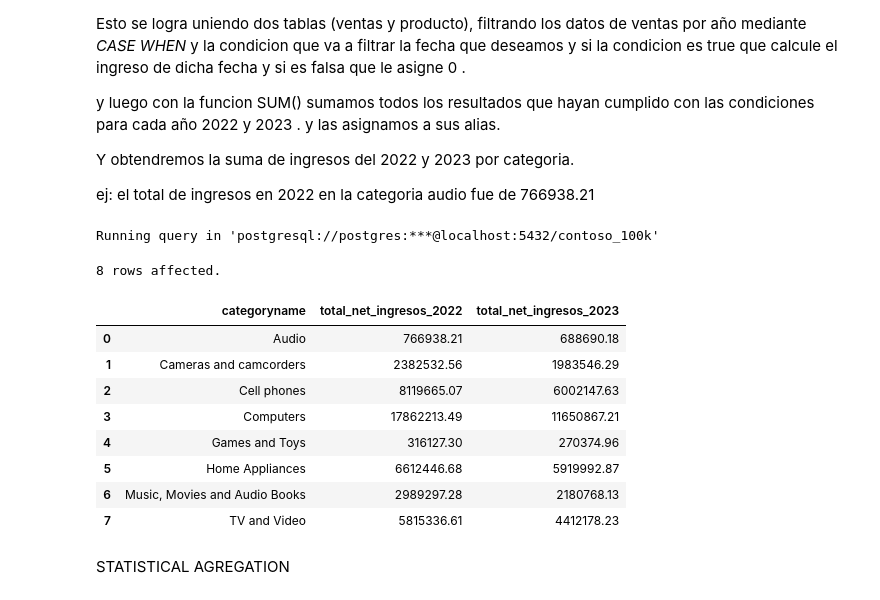
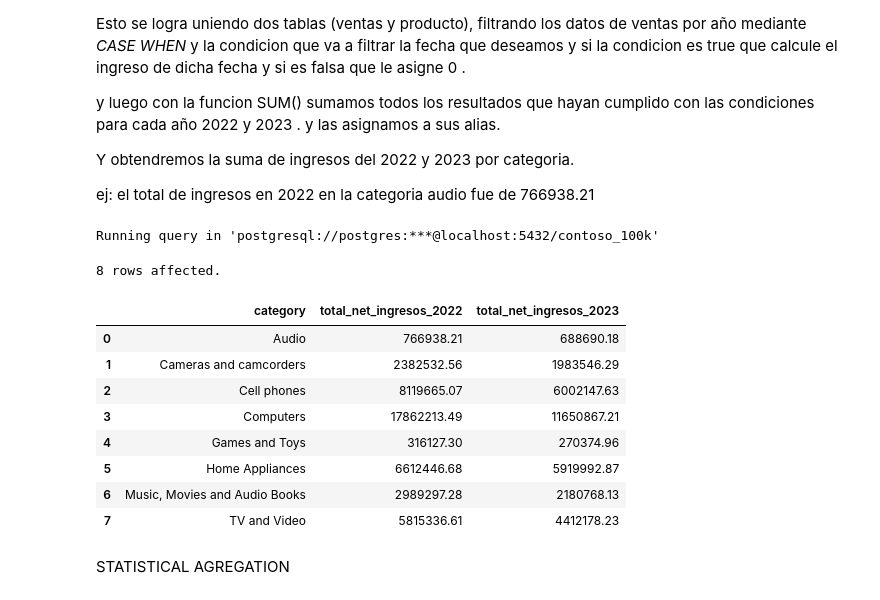
Before and after one commit to Angieadrianacaiza/Angieadrianacaiza, a Jupyter notebook: course_SQL_Notebook.ipynb, the cells around one changed output. Drawn from its saved outputs; the diff is of its cells as text; code cells hidden in the pictures.

```diff
--- a/course_SQL_Notebook.ipynb
+++ b/course_SQL_Notebook.ipynb
@@ -982,21 +922,21 @@ Esto se logra uniendo dos tablas (ventas y producto), filtrando los datos de ven
 # %%
 %%sql
 
 SELECT
-   p.categoryname,
+   p.categoryname AS category,
     SUM(CASE WHEN s.orderdate between '2022-01-01' AND '2022-12-31' THEN s.quantity * s.netprice * s.exchangerate ELSE 0 END ) AS total_net_ingresos_2022,
     SUM(CASE WHEN s.orderdate between '2023-01-01' AND '2023-12-31' THEN s.quantity * s.netprice * s.exchangerate ELSE 0 END ) AS total_net_ingresos_2023
 FROM
     sales s
     LEFT JOIN product p ON s.productkey = p.productkey
 GROUP BY
    p.categoryname
 ORDER BY
     p.categoryname
 # %% [output]
 Running query in 'postgresql://postgres:***@localhost:5432/contoso_100k'
 8 rows affected.
-|  | categoryname | total_net_ingresos_2022 | total_net_ingresos_2023 |
+|  | category | total_net_ingresos_2022 | total_net_ingresos_2023 |
 | 0 | Audio | 766938.21 | 688690.18 |
 | 1 | Cameras and camcorders | 2382532.56 | 1983546.29 |
 | 2 | Cell phones | 8119665.07 | 6002147.63 |
```
Also changed, not shown: parts of 21 cells of this notebook.
